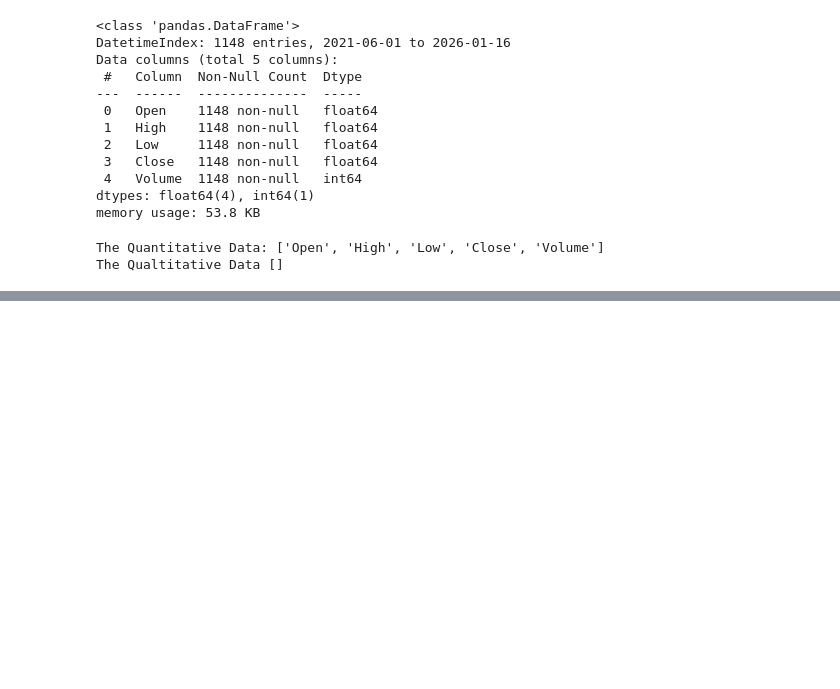
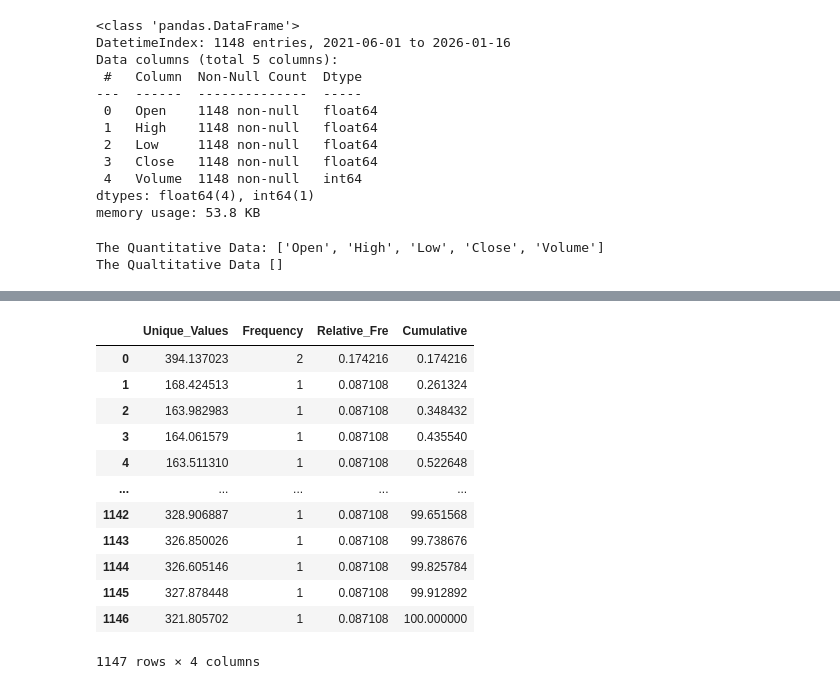
Before and after one commit to jmohan2787/Time_Series_Analysis, a Jupyter notebook: TS-Stock-EDA.ipynb, the cells around one changed output, grey strips where cells are left out. Drawn from its saved outputs; the diff is of its cells as text; code cells hidden in the pictures; blank space fills up the shorter version.

```diff
--- a/TS-Stock-EDA.ipynb
+++ b/TS-Stock-EDA.ipynb
@@ -76,0 +204,25 @@ See the documentation for a more detailed explanation: https://pandas.pydata.org
+# %%
+def freqTable(columnName,dataset):
+    import pandas as pd
+    frq=pd.DataFrame()
+    frq["Unique_Values"]=dataset[columnName].value_counts().index
+    frq["Frequency"]=dataset[columnName].value_counts().values
+    frq["Relative_Fre"]=dataset[columnName].value_counts().values/len(dataset[columnName])*100
+    frq["Cumulative"]=frq["Relative_Fre"].cumsum()
+    return frq
+# %%
+freqTable("Low",dataset)
+# %% [output]
+|  | Unique_Values | Frequency | Relative_Fre | Cumulative |
+| 0 | 394.137023 | 2 | 0.174216 | 0.174216 |
+| 1 | 168.424513 | 1 | 0.087108 | 0.261324 |
+| 2 | 163.982983 | 1 | 0.087108 | 0.348432 |
+| 3 | 164.061579 | 1 | 0.087108 | 0.435540 |
+| 4 | 163.511310 | 1 | 0.087108 | 0.522648 |
+| ... | ... | ... | ... | ... |
+| 1142 | 328.906887 | 1 | 0.087108 | 99.651568 |
+| 1143 | 326.850026 | 1 | 0.087108 | 99.738676 |
+| 1144 | 326.605146 | 1 | 0.087108 | 99.825784 |
+| 1145 | 327.878448 | 1 | 0.087108 | 99.912892 |
+| 1146 | 321.805702 | 1 | 0.087108 | 100.000000 |
+1147 rows × 4 columns
```
Also changed, not shown: parts of 20 cells of this notebook, 2 other files.
